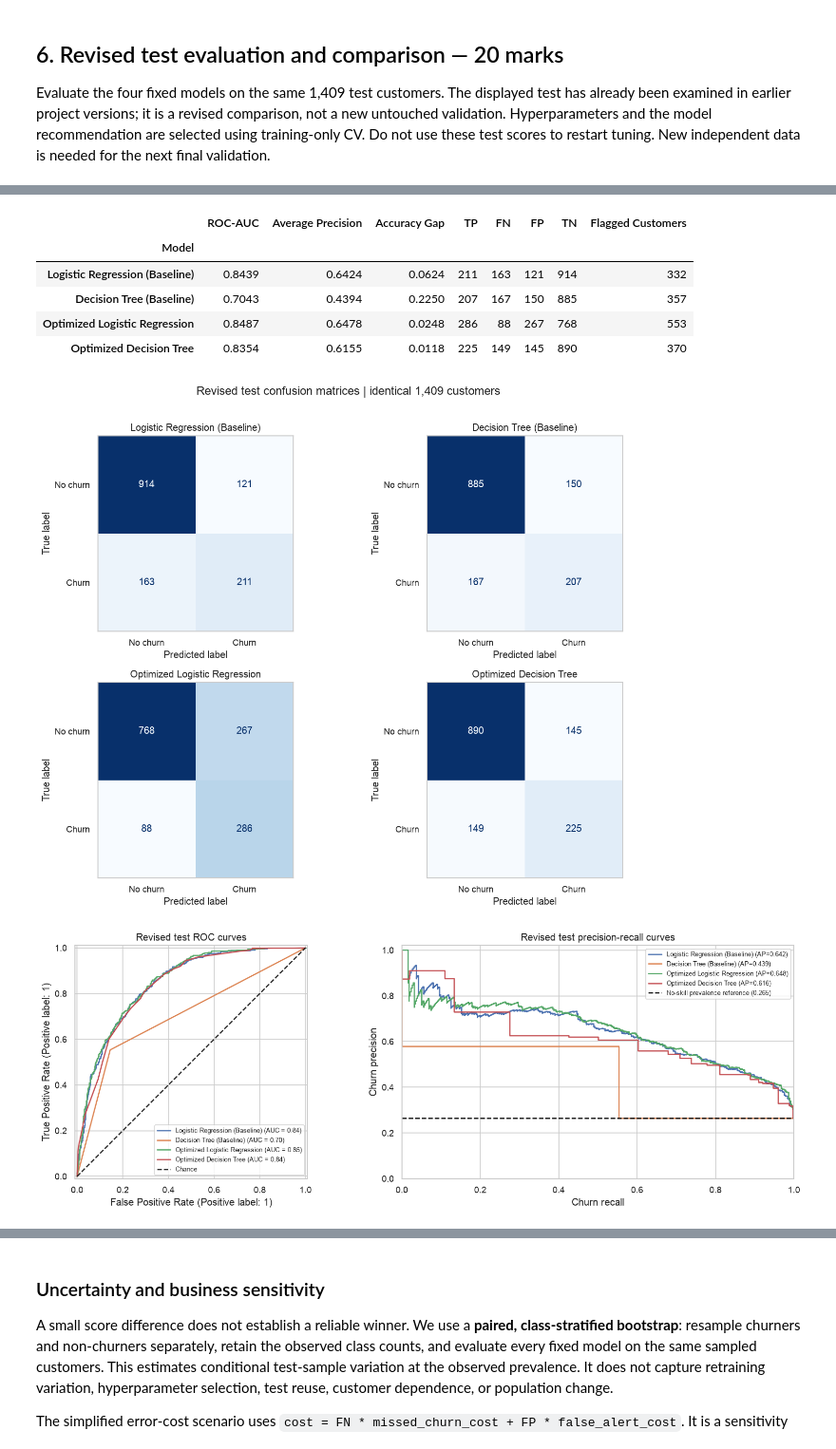
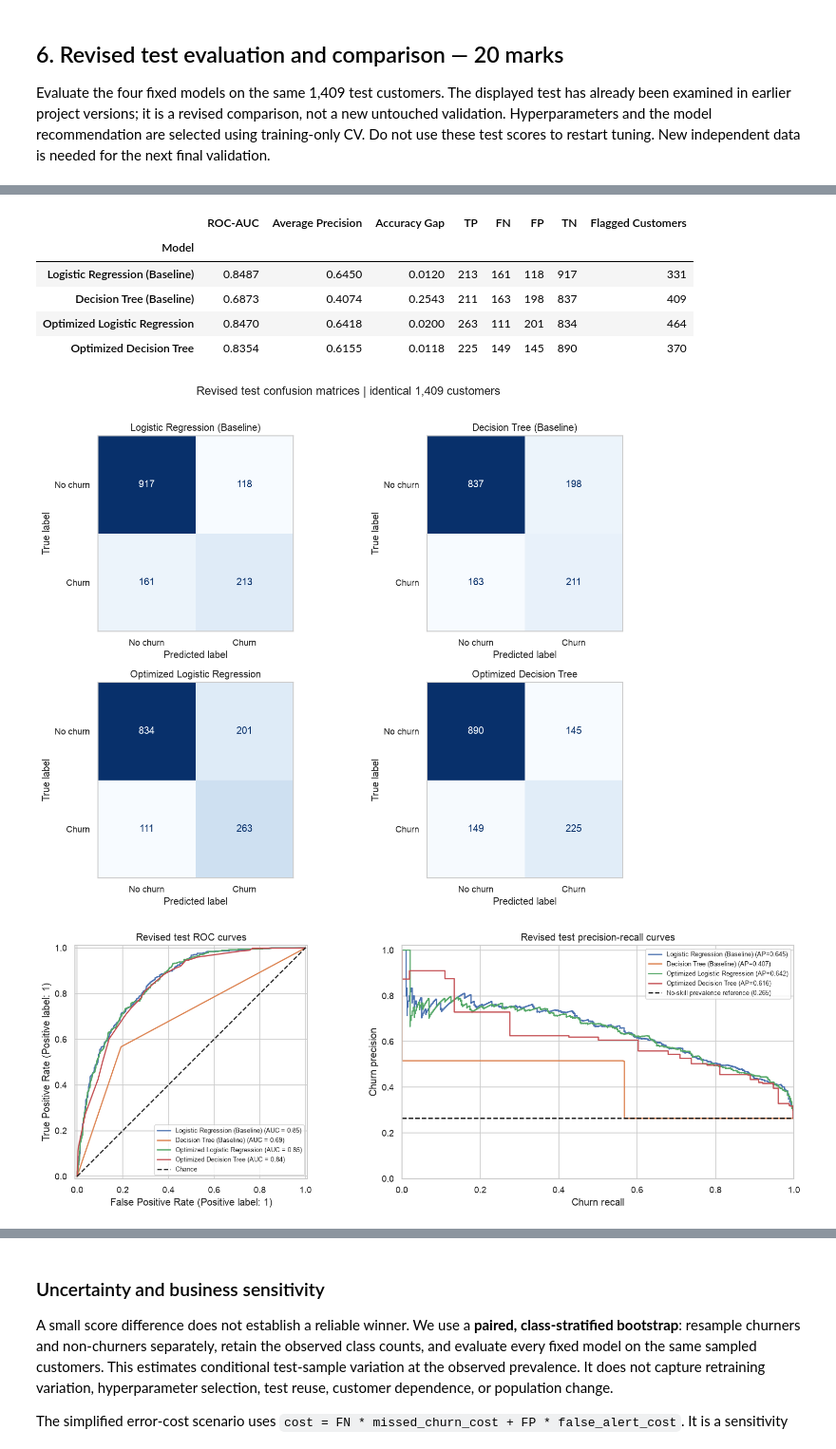
Before and after one commit to mehrthur-teste/end-to-end-supervised-machine-learning-project, a Jupyter notebook: Group4.ipynb, the cells around one changed output, grey strips where cells are left out. Shown at 95% size. Cells and saved outputs as stored; diff of their text form; code cells hidden in the pictures.

```diff
--- a/Group4.ipynb
+++ b/Group4.ipynb
@@ -173,9 +176,8 @@ if TARGET_COLUMN not in raw.columns:
     raise ValueError(f"Target not found: {TARGET_COLUMN}")
 
 # Extend after reading the dataset dictionary and defining the prediction time.
-# Keep ZIP Code as the single geographic representation. Remove constant
-# fields and repeated location encodings based on schema, not test scores.
-EXTRA_EXCLUDE = ["CLTV", "Country", "State", "City", "Lat Long", "Latitude", "Longitude"]
+# Remove constant fields and all geographic representations in this revision.
+EXTRA_EXCLUDE = ["CLTV", "Country", "State", "City", "Lat Long", "Latitude", "Longitude", "Zip Code"]
 excluded_keys = {
     "customerid", "customerstatus", "churn", "churnlabel", "churnvalue",
     "churnscore", "churncategory", "churnreason", "count",
@@ -474,6 +476,24 @@ for name, model in baseline_models.items():
     cv_rows.append(row)
     model.fit(X_train, y_train)
 display(pd.DataFrame(cv_rows).set_index("Model").round(4))
+# Apply the requested cutoff consistently in CV scoring, evaluation and export.
+LR_THRESHOLD = 0.60
+def predict_at_threshold(estimator, features, threshold):
+    if threshold == 0.50:
+        return estimator.predict(features)
+    probabilities = estimator.predict_proba(features)[:, list(estimator.classes_).index(1)]
+    return (probabilities >= threshold).astype(int)
+
+def threshold_accuracy(estimator, features, target):
+    return accuracy_score(target, predict_at_threshold(estimator, features, LR_THRESHOLD))
+def threshold_precision(estimator, features, target):
+    return precision_score(target, predict_at_threshold(estimator, features, LR_THRESHOLD), zero_division=0)
+def threshold_recall(estimator, features, target):
+    return recall_score(target, predict_at_threshold(estimator, features, LR_THRESHOLD), zero_division=0)
+def threshold_f1(estimator, features, target):
+    return f1_score(target, predict_at_threshold(estimator, features, LR_THRESHOLD), zero_division=0)
+LR_SCORING = {"accuracy": threshold_accuracy, "precision": threshold_precision,
+              "recall": threshold_recall, "f1": threshold_f1, "roc_auc": "roc_auc"}
 # %% [output]
 |  | CV accuracy mean | CV accuracy std | CV precision mean | CV precision std | CV recall mean | CV recall std | ... |
 | Model |  |  |  |  |  |  | ... |
@@ -497,7 +517,7 @@ search_specs = {
 searches = {}
 for name, (pipeline, param_grid) in search_specs.items():
     search = GridSearchCV(
-        pipeline, param_grid, cv=CV, scoring=SCORING,
+        pipeline, param_grid, cv=CV, scoring=LR_SCORING if name == "Optimized Logistic Regression" else SCORING,
         refit=SELECTION_METRIC, n_jobs=-1, error_score="raise",
     )
     search.fit(X_train, y_train)
@@ -570,22 +588,18 @@ Evaluate the four fixed models on the same 1,409 test customers. The displayed t
 from sklearn.metrics import average_precision_score, precision_recall_curve, confusion_matrix
 
 # Every metric uses the same customers and the same fitted pipelines.
-# Positive-class metrics explicitly use Churn = 1; predict() retains the default decision.
+# Positive-class metrics explicitly use Churn = 1; optimized LR uses 0.60 and the other configurations use 0.50.
 evaluation_rows, test_predictions, test_probabilities = [], {}, {}
-diagnostic_comments = {
-    "Logistic Regression (Baseline)": "Highest test accuracy; lower churn recall than optimized LR",
-    "Decision Tree (Baseline)": "Perfect training accuracy; largest accuracy gap",
-    "Optimized Logistic Regression": "Highest churn F1 and recall; most false alerts",
-    "Optimized Decision Tree": "Smallest accuracy gap; fewer false alerts than optimized LR",
-}
 for name, model in models.items():
-    train_pred = model.predict(X_train)
-    pred = model.predict(X_test)
+    threshold = LR_THRESHOLD if name == "Optimized Logistic Regression" else 0.50
+    train_pred = predict_at_threshold(model, X_train, threshold)
+    pred = predict_at_threshold(model, X_test, threshold)
     prob = model.predict_proba(X_test)[:, list(model.classes_).index(1)]
     test_predictions[name], test_probabilities[name] = pred, prob
     tn, fp, fn, tp = confusion_matrix(y_test, pred, labels=[0, 1]).ravel()
     evaluation_rows.append({
         "Model": name,
+        "Threshold": threshold,
         "Train Accuracy": accuracy_score(y_train, train_pred),
         "Test Accuracy": accuracy_score(y_test, pred),
         "Precision": precision_score(y_test, pred, pos_label=1, zero_division=0),
@@ -601,7 +615,7 @@ for name, model in models.items():
           target_names=["No churn", "Churn"], digits=4, zero_division=0))
 comparison = pd.DataFrame(evaluation_rows).set_index("Model")
 comparison["Accuracy Gap"] = comparison["Train Accuracy"] - comparison["Test Accuracy"]
-comparison["Comments"] = pd.Series(diagnostic_comments)
+comparison["Comments"] = ["Baseline; cutoff 0.50", "Unrestricted tree; cutoff 0.50", "Tuned LR; cutoff 0.60", "Tuned tree; cutoff 0.50"]
 display(comparison[["Train Accuracy", "Test Accuracy", "Precision", "Recall", "F1-score", "Comments"]].round(4))
 print("Precision, recall and F1 refer to Churn = 1. Accuracy includes both classes.")
 print("Train accuracy is resubstitution accuracy, not out-of-fold accuracy.")
@@ -680,10 +694,10 @@ Always-no-churn reference: accuracy=0.7346, churn recall=0.0000, churn F1=0.0000
 |  | ROC-AUC | Average Precision | Accuracy Gap | TP | FN | FP | TN | Flagged Customers |
 | Model |  |  |  |  |  |  |  |  |
-| Logistic Regression (Baseline) | 0.8439 | 0.6424 | 0.0624 | 211 | 163 | 121 | 914 | 332 |
-| Decision Tree (Baseline) | 0.7043 | 0.4394 | 0.2250 | 207 | 167 | 150 | 885 | 357 |
-| Optimized Logistic Regression | 0.8487 | 0.6478 | 0.0248 | 286 | 88 | 267 | 768 | 553 |
+| Logistic Regression (Baseline) | 0.8487 | 0.6450 | 0.0120 | 213 | 161 | 118 | 917 | 331 |
+| Decision Tree (Baseline) | 0.6873 | 0.4074 | 0.2543 | 211 | 163 | 198 | 837 | 409 |
+| Optimized Logistic Regression | 0.8470 | 0.6418 | 0.0200 | 263 | 111 | 201 | 834 | 464 |
 | Optimized Decision Tree | 0.8354 | 0.6155 | 0.0118 | 225 | 149 | 145 | 890 | 370 |
 [figure]
-[figure, old version]
+[figure, new version]
 |  | Accuracy change (percentage points) | Precision change (percentage points) | Recall change (percentage points) | F1 change (absolute) |
 | Algorithm |  |  |  |  |
```
Also changed, not shown: parts of 29 cells of this notebook, 6 other files.
